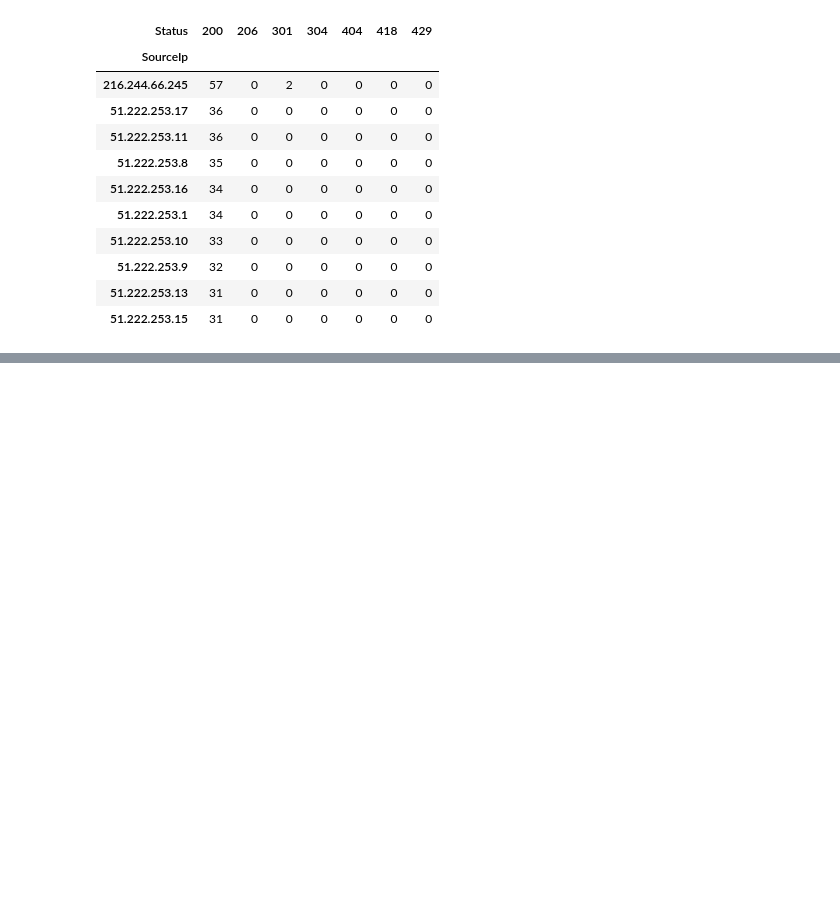
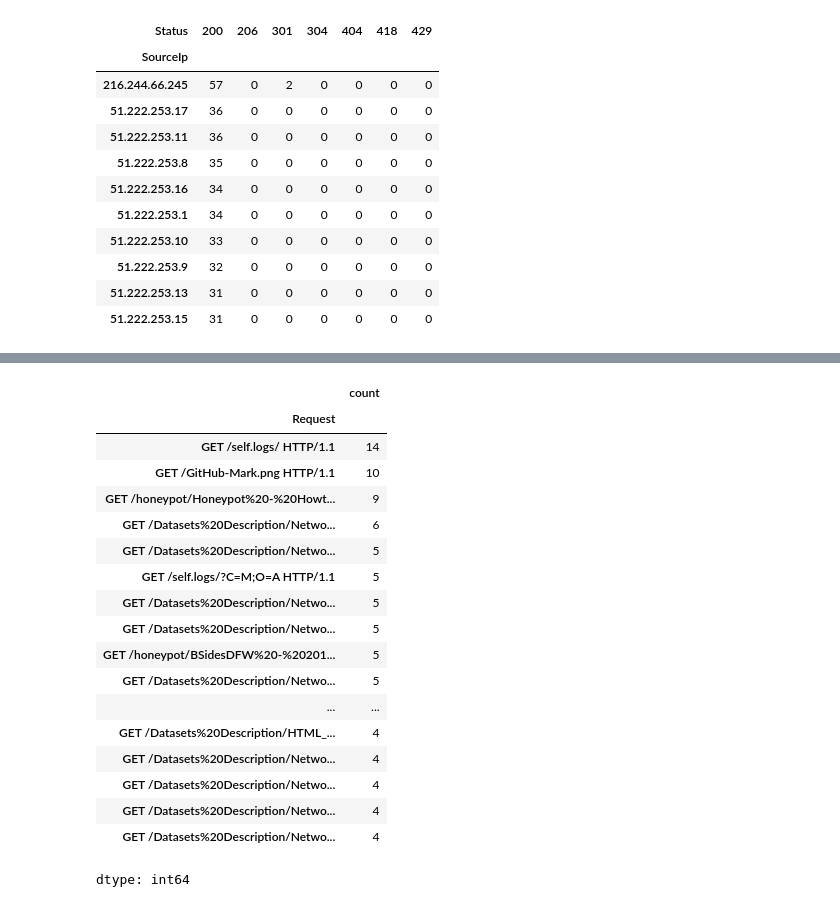
Before and after one commit to tayontech/TFH-Analysis, a Jupyter notebook: tp_secrepo.ipynb, the cells around one changed output, grey strips where cells are left out. Drawn from its saved outputs; the diff is of its cells as text; code cells hidden in the pictures; blank space fills up the shorter version.

```diff
--- a/tp_secrepo.ipynb
+++ b/tp_secrepo.ipynb
@@ -385,0 +430,20 @@ display(success_after_redirect[['SourceIp', 'TimeLocal', 'Request', 'BodyBytesSe
+# %%
+exclude_ips = [
+    '216.244.66.245', '51.222.253.18', '4.227.36.91', '4.227.36.72',
+    '40.77.167.61', '52.167.144.156', '40.77.167.77', '40.77.167.159',
+    '52.167.144.231', '52.167.144.203', '40.77.167.33', '40.77.167.22',
+    '40.77.167.79', '52.167.144.204', '40.77.167.51', '4.227.36.121',
+    '40.77.167.3', '40.77.167.144', '40.77.167.46', '40.77.167.50',
+    '40.77.167.72', '52.167.144.137', '52.167.144.147', '52.167.144.237'
+]
+
+exclude_requests = ['GET /robots.txt HTTP/1.1', 'GET / HTTP/1.1']
+
+filtered_success = df[
+    (df['Status'] == 200) &
+    (~df['SourceIp'].isin(exclude_ips)) &
+    (~df['Request'].isin(exclude_requests)) &
+    (~df['Request'].str.contains('.ico', case=False, na=False))
+]
+
+display(filtered_success[['SourceIp', 'TimeLocal', 'Request', 'BodyBytesSent', 'HttpReferer', 'HttpUserAgent']])
@@ -385,0 +468,23 @@ display(success_after_redirect[['SourceIp', 'TimeLocal', 'Request', 'BodyBytesSe
+# %%
+top_endpoints = filtered_success['Request'].value_counts().head(20)
+display(top_endpoints)
+# %% [output]
+|  | count |
+| Request |  |
+| GET /self.logs/ HTTP/1.1 | 14 |
+| GET /GitHub-Mark.png HTTP/1.1 | 10 |
+| GET /honeypot/Honeypot%20-%20Howt... | 9 |
+| GET /Datasets%20Description/Netwo... | 6 |
+| GET /Datasets%20Description/Netwo... | 5 |
+| GET /self.logs/?C=M;O=A HTTP/1.1 | 5 |
+| GET /Datasets%20Description/Netwo... | 5 |
+| GET /Datasets%20Description/Netwo... | 5 |
+| GET /honeypot/BSidesDFW%20-%20201... | 5 |
+| GET /Datasets%20Description/Netwo... | 5 |
+| ... | ... |
+| GET /Datasets%20Description/HTML_... | 4 |
+| GET /Datasets%20Description/Netwo... | 4 |
+| GET /Datasets%20Description/Netwo... | 4 |
+| GET /Datasets%20Description/Netwo... | 4 |
+| GET /Datasets%20Description/Netwo... | 4 |
+dtype: int64
```
Also changed, not shown: parts of 6 cells of this notebook.
